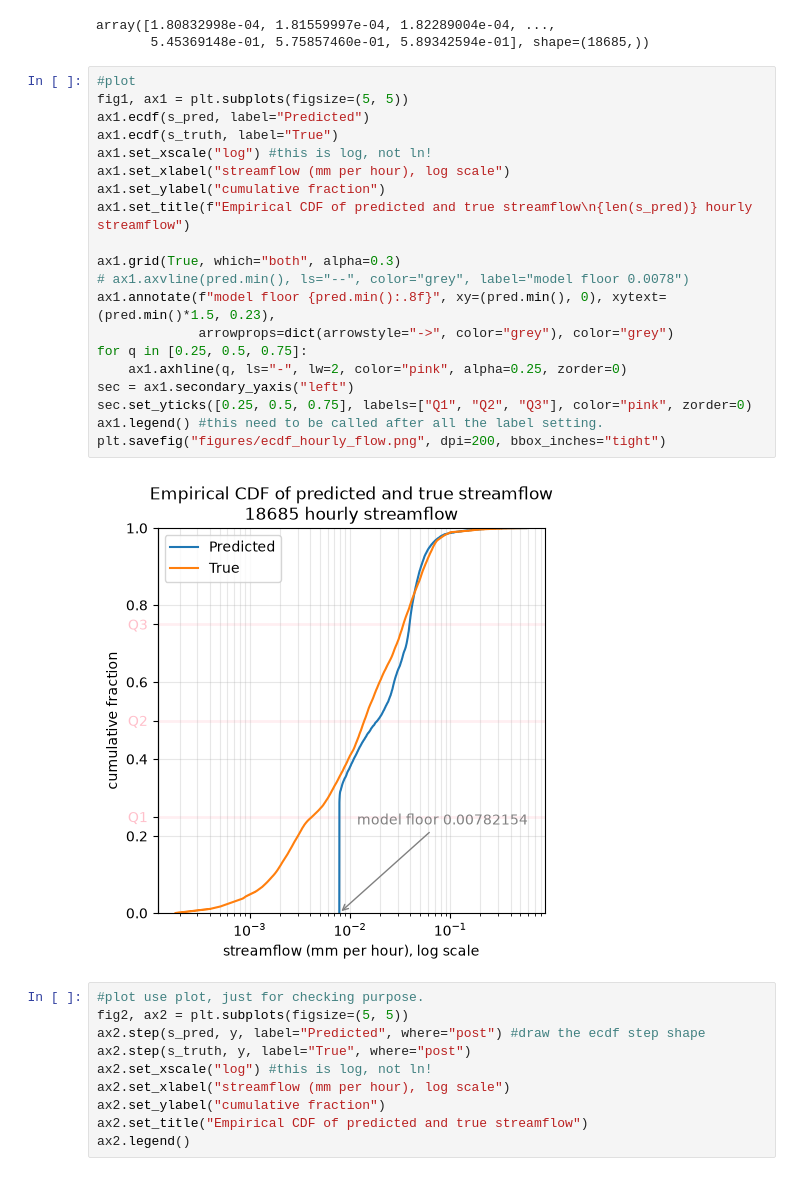
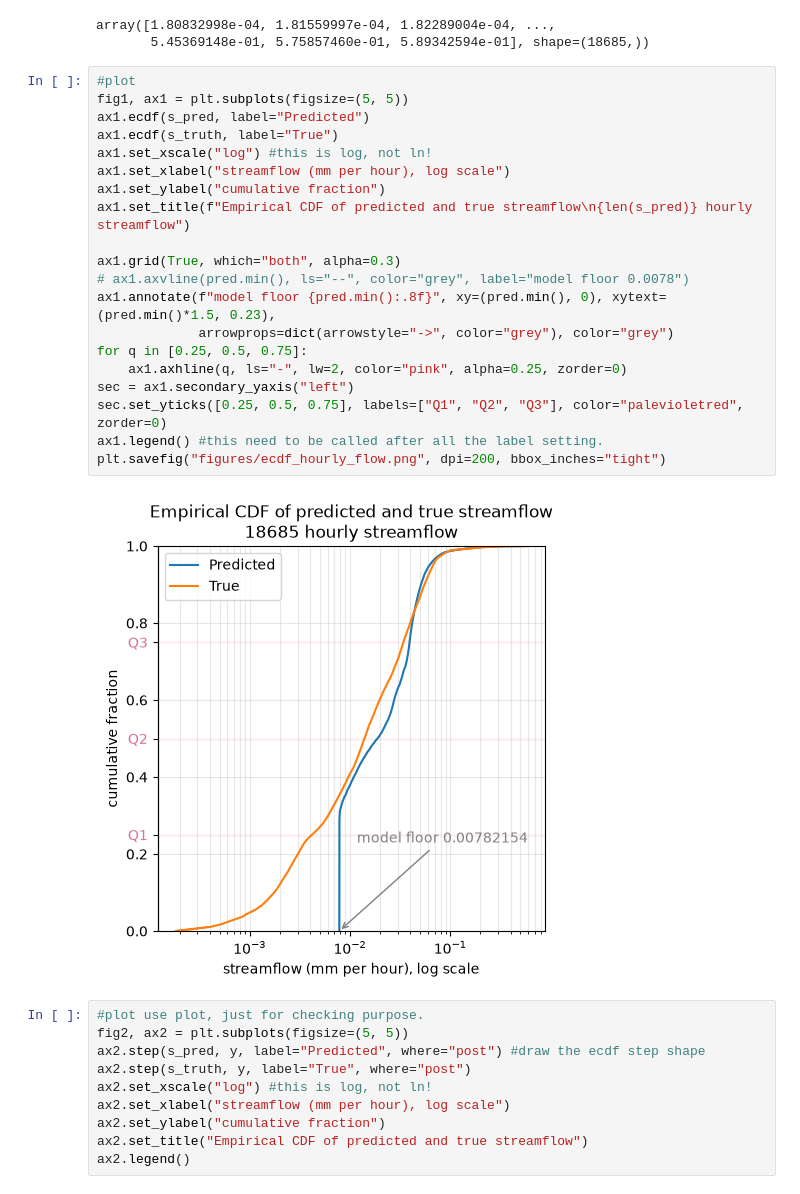
Before and after one commit to nehasrinivasula/mlm26, a Jupyter notebook: plots.ipynb, the cells around one changed output. Saved outputs shown, nothing was run; the diff lists cells and outputs as text.

```diff
--- a/plots.ipynb
+++ b/plots.ipynb
@@ -225,25 +225,25 @@ array([1.80832998e-04, 1.81559997e-04, 1.82289004e-04, ...,
 # %%
 #plot
 fig1, ax1 = plt.subplots(figsize=(5, 5))
 ax1.ecdf(s_pred, label="Predicted")
 ax1.ecdf(s_truth, label="True")
 ax1.set_xscale("log") #this is log, not ln!
 ax1.set_xlabel("streamflow (mm per hour), log scale")
 ax1.set_ylabel("cumulative fraction")
 ax1.set_title(f"Empirical CDF of predicted and true streamflow\n{len(s_pred)} hourly streamflow")
 
 ax1.grid(True, which="both", alpha=0.3)
 # ax1.axvline(pred.min(), ls="--", color="grey", label="model floor 0.0078")
 ax1.annotate(f"model floor {pred.min():.8f}", xy=(pred.min(), 0), xytext=(pred.min()*1.5, 0.23),
              arrowprops=dict(arrowstyle="->", color="grey"), color="grey")
 for q in [0.25, 0.5, 0.75]:
     ax1.axhline(q, ls="-", lw=2, color="pink", alpha=0.25, zorder=0)
 sec = ax1.secondary_yaxis("left")
-sec.set_yticks([0.25, 0.5, 0.75], labels=["Q1", "Q2", "Q3"], color="pink", zorder=0)
+sec.set_yticks([0.25, 0.5, 0.75], labels=["Q1", "Q2", "Q3"], color="palevioletred", zorder=0)
 ax1.legend() #this need to be called after all the label setting.
 plt.savefig("figures/ecdf_hourly_flow.png", dpi=200, bbox_inches="tight")
 # %% [output]
-[figure, old version]
+[figure, new version]
 # %%
 #plot use plot, just for checking purpose.
 fig2, ax2 = plt.subplots(figsize=(5, 5))
```
Also changed, not shown: 1 other file.
